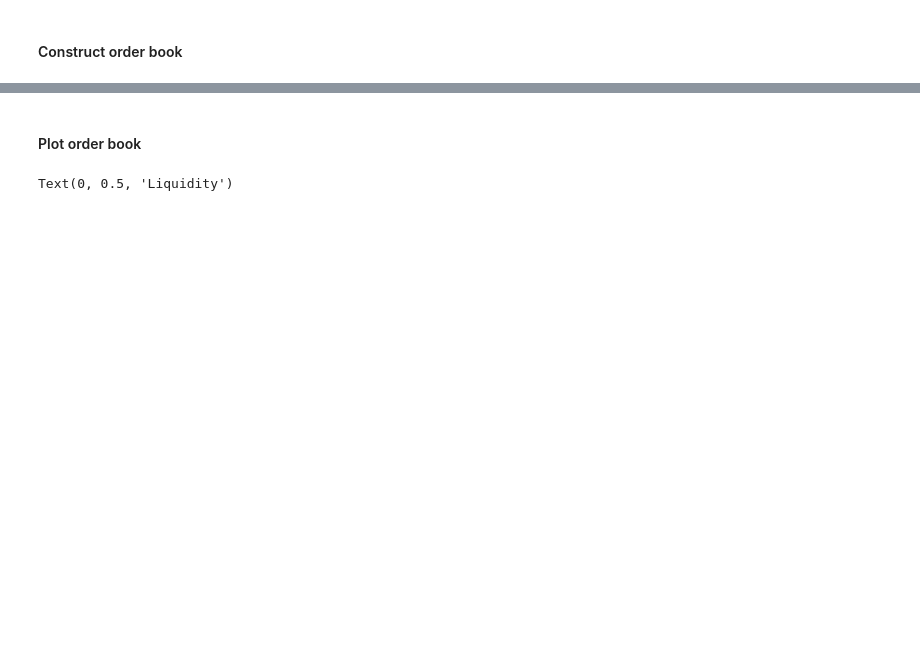
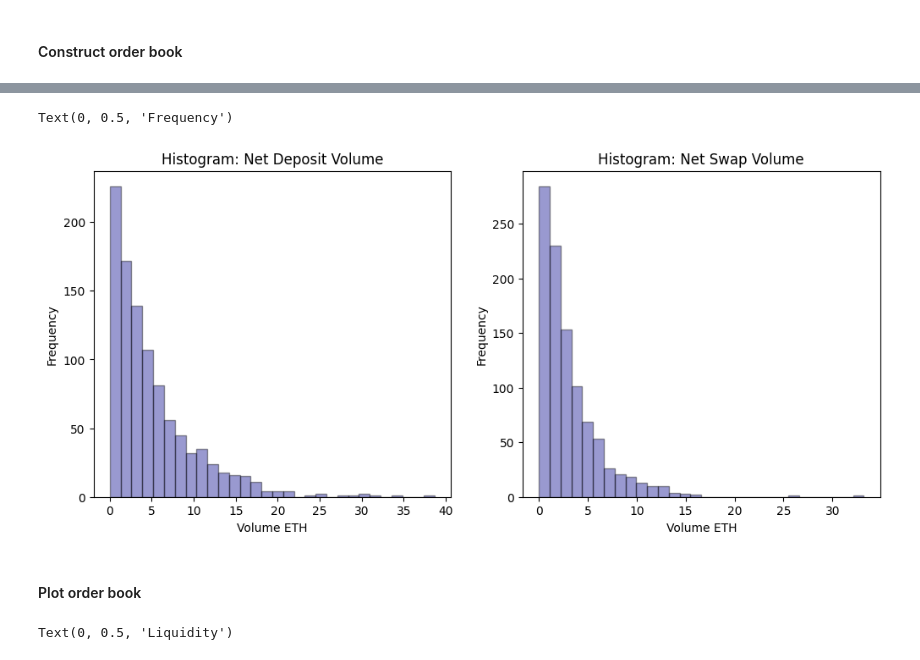
Before and after one commit to defipy-devs/defipy-docs, a Jupyter notebook: docs/tutorials/order_book.ipynb, the cells around one changed output, grey strips where cells are left out. Cells and saved outputs as stored; diff of their text form; code cells hidden in the pictures; blank space fills up the shorter version.

```diff
--- a/docs/tutorials/order_book.ipynb
+++ b/docs/tutorials/order_book.ipynb
@@ -152,3 +155,22 @@ df_liq.drop(idx[0], inplace=True)
+# %%
+fig, ax = plt.subplots(1, 2, figsize=(12,5))
+
+sns.distplot(lp_deposits, hist=True, kde=False, bins=int(30), color = 'darkblue',
+             hist_kws={'edgecolor':'black'}, kde_kws={'linewidth': 2}, ax=ax[0])
+
+ax[0].set_title('Histogram: Net Deposit Volume')
+ax[0].set_xlabel('Volume ETH')
+ax[0].set_ylabel('Frequency')
+
+sns.distplot(lp_swaps, hist=True, kde=False, bins=int(30), color = 'darkblue',
+             hist_kws={'edgecolor':'black'}, kde_kws={'linewidth': 2}, ax=ax[1])
+
+ax[1].set_title('Histogram: Net Swap Volume')
+ax[1].set_xlabel('Volume ETH')
+ax[1].set_ylabel('Frequency')
+# %% [output]
+Text(0, 0.5, 'Frequency')
+[figure, added]
 # %% [markdown]
 #### Plot order book
 # %%
```
Also changed, not shown: parts of 9 cells of this notebook, 18 other files.
